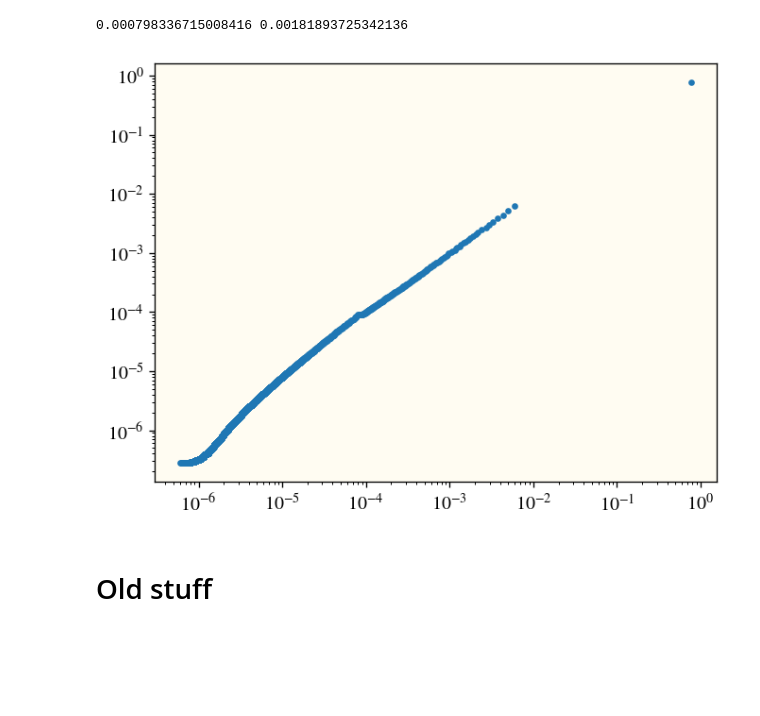
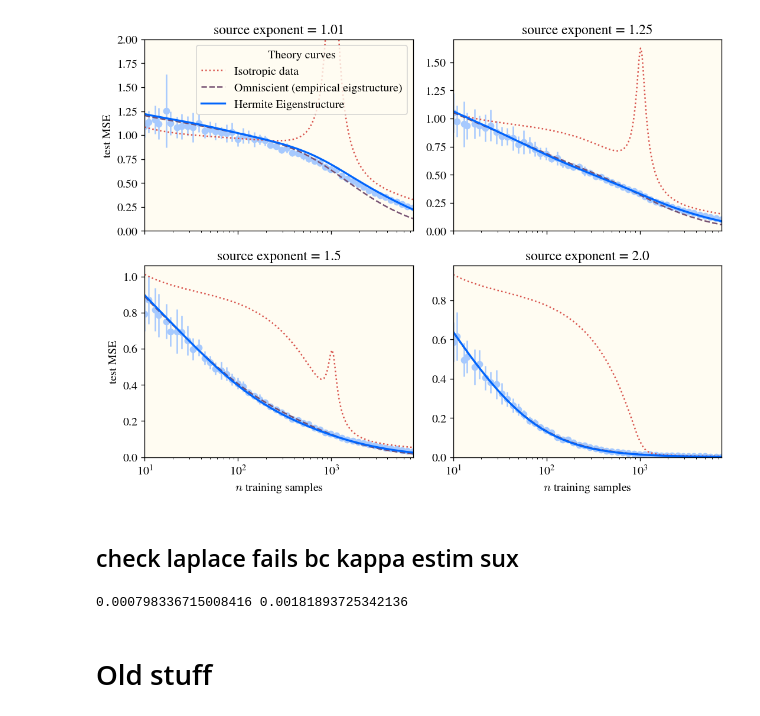
Before and after one commit to james-simon/feature_recombination, a Jupyter notebook: notebooks/eigenlearning.ipynb, the cells around one changed output. Saved outputs shown, nothing was run; the diff lists cells and outputs as text; code cells hidden in the pictures; blank space fills up the shorter version.

```diff
--- a/notebooks/eigenlearning.ipynb
+++ b/notebooks/eigenlearning.ipynb
@@ -133,3 +139,48 @@ plt.show()
+# %%
+fig, axes = plt.subplots(2, 2, figsize=(9, 7), sharex=True)
+colors = ['xkcd:bright blue', 'xkcd:aubergine', 'xkcd:pale red']
+
+for i, ax in enumerate(axes.flat):
+    target = list(targets.keys())[i]
+    ystar = targets[target]
+    emp_coeffs, hehe_coeffs = calc_coeffs(ystar, H, emp_eigvecs)
+
+    mse_stats = np.array([[get_mse_stats(n, ridges[0], target)] for n in ntrains]).squeeze()
+    mse_mean, mse_std = mse_stats[:, 0], mse_stats[:, 1]
+
+    ntrains_dense = np.logspace(np.log10(ntrains[0]), np.log10(ntrains[-1]), 200)
+    el_emp = lambda n: eigenlearning(n, emp_eigvals, emp_coeffs, ridge=ridges[0])
+    el_hehe = lambda n: eigenlearning(n, hehe_eigvals, hehe_coeffs, ridge=ridges[0])
+    el_iso = lambda n: eigenlearning(n, iso_eigvals, hehe_coeffs, ridge=ridges[0])
+    mse_el_emp = np.array([el_emp(n)["test_mse"] for n in ntrains_dense])
+    mse_el_hehe = np.array([el_hehe(n)["test_mse"] for n in ntrains_dense])
+    mse_el_iso = np.array([el_iso(n)["test_mse"] for n in ntrains_dense])
+
+    ax.errorbar(ntrains, mse_mean, yerr=mse_std, color=lighten(colors[0], 0.65),
+                ls='none', marker='o', zorder=-4)
+    ax.plot(ntrains_dense, mse_el_iso, color=colors[2], ls=":", label="Isotropic data")
+    ax.plot(ntrains_dense, mse_el_emp, color=lighten(colors[1], .3), ls="--", label="Omniscient (empirical eigstructure)")
+    ax.plot(ntrains_dense, mse_el_hehe, color=colors[0], lw=2, label="Hermite Eigenstructure")
+
+    ax.set_title(f"source exponent = {target}",
+                fontsize=14)
+    if i > 1:
+        ax.set_xlabel(f"$n$ training samples")
+    if i % 2 == 0:
+        ax.set_ylabel("test MSE")
+    ax.set_xlim(ntrains[0], ntrains[-1])
+    ytop = min(ax.get_ylim()[1], 2)
+    ax.set_ylim(0, ytop)
+
+    ax.set_xscale("log")
+
+axes.flat[0].legend(title="Theory curves")
+plt.tight_layout()
+plt.show()
+# %% [output]
+[figure, added]
+# %% [markdown]
+## check laplace fails bc kappa estim sux
 # %%
 el_hehe = eigenlearning(100, hehe_eigvals[:20000], hehe_coeffs, ridge=ridges[0])
 el_emp = eigenlearning(100, emp_eigvals, hehe_coeffs, ridge=ridges[0])
@@ -165,12 +218,5 @@ def eigenlearning2(n, eigvals, eigcoeffs, ridge=0, noise_var=0):
 # %% [output]
 0.000798336715008416 0.00181893725342136
-# %%
-plt.scatter(emp_eigvals-3.2e-6, hehe_eigvals[:len(emp_eigvals)], marker='.')
-plt.xscale("log")
-plt.yscale("log")
-plt.show()
-# %% [output]
-[figure, removed]
 # %% [markdown]
 # Old stuff
 # %%
```
Also changed, not shown: parts of 9 cells of this notebook, 1 other file.
